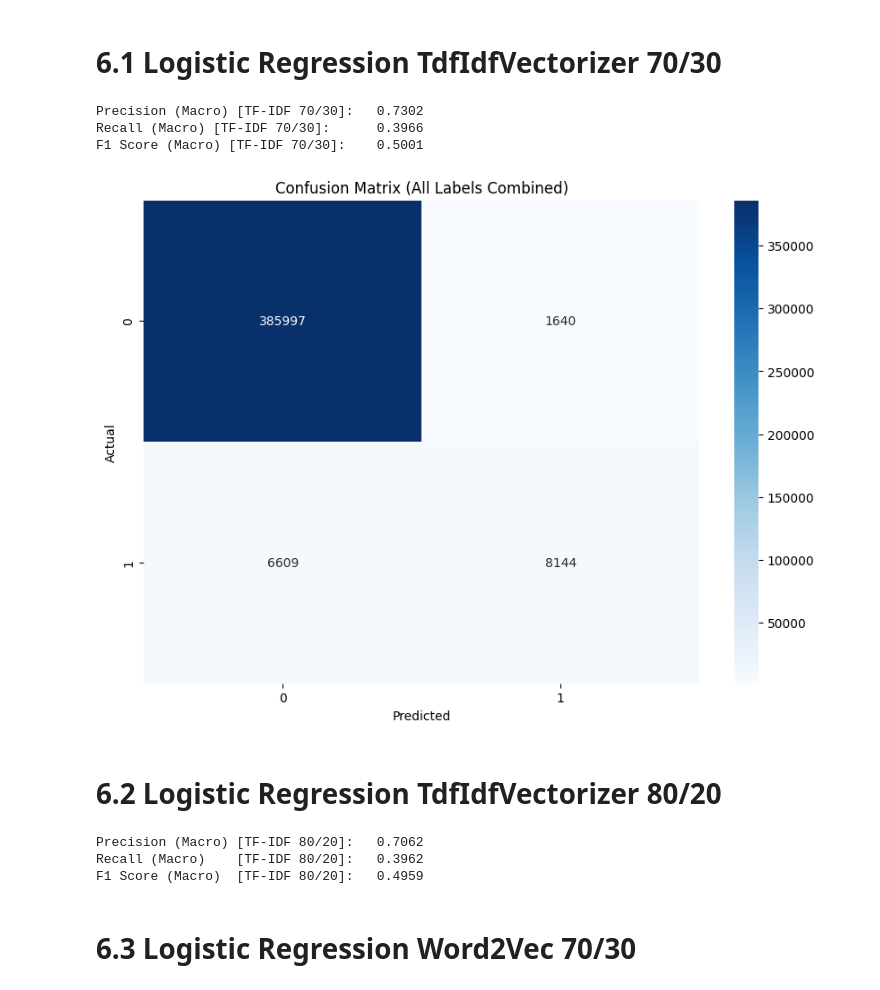
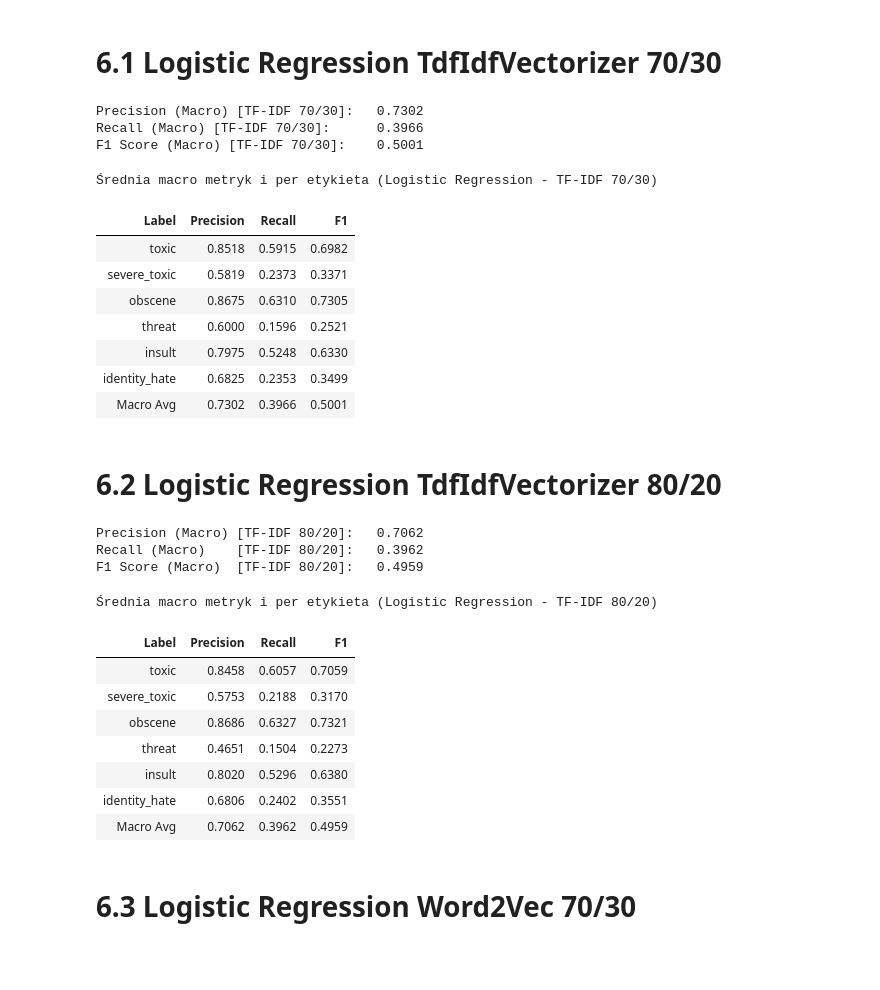
Before and after one commit to SURFLOU/mlraportnr2, a Jupyter notebook: ToxicClassification.ipynb, the cells around one changed output. Drawn from its saved outputs; the diff is of its cells as text; code cells hidden in the pictures; blank space fills up the shorter version.

```diff
--- a/ToxicClassification.ipynb
+++ b/ToxicClassification.ipynb
@@ -262,53 +260,109 @@ X_w2v_train_80, X_w2v_test_20, y_w2v_train_80, y_w2v_test_20 = train_test_split(
 # %%
 from sklearn.linear_model import LogisticRegression
 from sklearn.multiclass import OneVsRestClassifier
 from sklearn.metrics import f1_score, precision_score, recall_score, confusion_matrix
 
 clf = OneVsRestClassifier(LogisticRegression(max_iter=1000, solver='liblinear'))
 clf.fit(X_tf_train_70, y_tf_train_70)
 
 y_pred_30 = clf.predict(X_tf_test_30)
 
 precision_lr_tfidf_70_30 = precision_score(y_tf_test_30, y_pred_30, average='macro')
 recall_lr_tfidf_70_30 = recall_score(y_tf_test_30, y_pred_30, average='macro')
-f1_lr_tfidf_70_30 = f1_score(y_td_test_30, y_pred_30, average='macro')
+f1_lr_tfidf_70_30 = f1_score(y_tf_test_30, y_pred_30, average='macro')
 
 print(f"Precision (Macro) [TF-IDF 70/30]:   {precision_lr_tfidf_70_30:.4f}")
 print(f"Recall (Macro) [TF-IDF 70/30]:      {recall_lr_tfidf_70_30:.4f}")
 print(f"F1 Score (Macro) [TF-IDF 70/30]:    {f1_lr_tfidf_70_30:.4f}\n")
 
-cm = confusion_matrix(y_tf_test_30.values.flatten(), y_pred_30.flatten())
+labels = ['toxic', 'severe_toxic', 'obscene', 'threat', 'insult', 'identity_hate']
 
-plt.figure(figsize=(10,7))
-sns.heatmap(cm, annot=True, fmt='d', cmap='Blues', xticklabels=['0', '1'], yticklabels=['0', '1'])
-plt.xlabel('Predicted')
-plt.ylabel('Actual')
-plt.title('Confusion Matrix (All Labels Combined)')
-plt.show()
+precision_lr_tfidf_70_30_labels = precision_score(y_tf_test_30, y_pred_30, average=None)
+recall_lr_tfidf_70_30_labels = recall_score(y_tf_test_30, y_pred_30, average=None)
+f1_lr_tfidf_70_30_labels = f1_score(y_tf_test_30, y_pred_30, average=None)
+
+df_lr_tfidf_70_30 = pd.DataFrame({
+    'Label': labels + ['Macro Avg'],
+    'Precision': list(precision_lr_tfidf_70_30_labels) + [precision_lr_tfidf_70_30],
+    'Recall': list(recall_lr_tfidf_70_30_labels) + [recall_lr_tfidf_70_30],
+    'F1': list(f1_lr_tfidf_70_30_labels) + [f1_lr_tfidf_70_30]
+})
+
+df_lr_tfidf_70_30[['Precision', 'Recall', 'F1']] = df_lr_tfidf_70_30[['Precision', 'Recall', 'F1']].round(4)
+
+df_lr_tfidf_70_30.style.set_caption(
+    "Średnia macro metryk i per etykieta (Logistic Regression - TF-IDF 70/30)"
+).format({
+    'Precision': "{:.4f}",
+    'Recall': "{:.4f}",
+    'F1': "{:.4f}"
+}).set_table_styles([
+    {"selector": "caption", "props": [("text-align", "center"), ("font-size", "16px"), ("font-weight", "bold")]}
+]).hide(axis="index")
 # %% [output]
 Precision (Macro) [TF-IDF 70/30]:   0.7302
 Recall (Macro) [TF-IDF 70/30]:      0.3966
 F1 Score (Macro) [TF-IDF 70/30]:    0.5001
-[figure, removed]
+Średnia macro metryk i per etykieta (Logistic Regression - TF-IDF 70/30)
+| Label | Precision | Recall | F1 |
+| toxic | 0.8518 | 0.5915 | 0.6982 |
+| severe_toxic | 0.5819 | 0.2373 | 0.3371 |
+| obscene | 0.8675 | 0.6310 | 0.7305 |
+| threat | 0.6000 | 0.1596 | 0.2521 |
+| insult | 0.7975 | 0.5248 | 0.6330 |
+| identity_hate | 0.6825 | 0.2353 | 0.3499 |
+| Macro Avg | 0.7302 | 0.3966 | 0.5001 |
 # %% [markdown]
 # 6.2 Logistic Regression TdfIdfVectorizer 80/20
 # %%
 clf = OneVsRestClassifier(LogisticRegression(max_iter=1000, solver='liblinear'))
 clf.fit(X_tf_train_80, y_tf_train_80)
 
-y_pred_tf_20 = clf.predict(X_tdf_test_20)
+y_pred_tf_20 = clf.predict(X_tf_test_20)
 
 precision_lr_tfidf_80_20 = precision_score(y_tf_test_20, y_pred_tf_20, average='macro')
-recall_lr_tdfif_80_20 = recall_score(y_tf_test_20, y_pred_tf_20, average='macro')
+recall_lr_tfidf_80_20 = recall_score(y_tf_test_20, y_pred_tf_20, average='macro')
 f1_lr_tfidf_80_20 = f1_score(y_tf_test_20, y_pred_tf_20, average='macro')
 
 print(f"Precision (Macro) [TF-IDF 80/20]:   {precision_lr_tfidf_80_20:.4f}")
 print(f"Recall (Macro)    [TF-IDF 80/20]:   {recall_lr_tfidf_80_20:.4f}")
 print(f"F1 Score (Macro)  [TF-IDF 80/20]:   {f1_lr_tfidf_80_20:.4f}")
+
+precision_lr_tfidf_80_20_labels = precision_score(y_tf_test_20, y_pred_tf_20, average=None)
+recall_lr_tfidf_80_20_labels = recall_score(y_tf_test_20, y_pred_tf_20, average=None)
+f1_lr_tfidf_80_20_labels = f1_score(y_tf_test_20, y_pred_tf_20, average=None)
+
+df_lr_tfidf_80_20 = pd.DataFrame({
+    'Label': labels + ['Macro Avg'],
+    'Precision': list(precision_lr_tfidf_80_20_labels) + [precision_lr_tfidf_80_20],
+    'Recall': list(recall_lr_tfidf_80_20_labels) + [recall_lr_tfidf_80_20],
+    'F1': list(f1_lr_tfidf_80_20_labels) + [f1_lr_tfidf_80_20]
+})
+
+df_lr_tfidf_80_20[['Precision', 'Recall', 'F1']] = df_lr_tfidf_80_20[['Precision', 'Recall', 'F1']].round(4)
+
+df_lr_tfidf_80_20.style.set_caption(
+    "Średnia macro metryk i per etykieta (Logistic Regression - TF-IDF 80/20)"
+).format({
+    'Precision': "{:.4f}",
+    'Recall': "{:.4f}",
+    'F1': "{:.4f}"
+}).set_table_styles([
+    {"selector": "caption", "props": [("text-align", "center"), ("font-size", "16px"), ("font-weight", "bold")]}
+]).hide(axis="index")
 # %% [output]
 Precision (Macro) [TF-IDF 80/20]:   0.7062
 Recall (Macro)    [TF-IDF 80/20]:   0.3962
 F1 Score (Macro)  [TF-IDF 80/20]:   0.4959
+Średnia macro metryk i per etykieta (Logistic Regression - TF-IDF 80/20)
+| Label | Precision | Recall | F1 |
+| toxic | 0.8458 | 0.6057 | 0.7059 |
+| severe_toxic | 0.5753 | 0.2188 | 0.3170 |
+| obscene | 0.8686 | 0.6327 | 0.7321 |
+| threat | 0.4651 | 0.1504 | 0.2273 |
+| insult | 0.8020 | 0.5296 | 0.6380 |
+| identity_hate | 0.6806 | 0.2402 | 0.3551 |
+| Macro Avg | 0.7062 | 0.3962 | 0.4959 |
 # %% [markdown]
 # 6.3 Logistic Regression Word2Vec 70/30
 # %%
```
Also changed, not shown: parts of 18 cells of this notebook, 1 other file.
